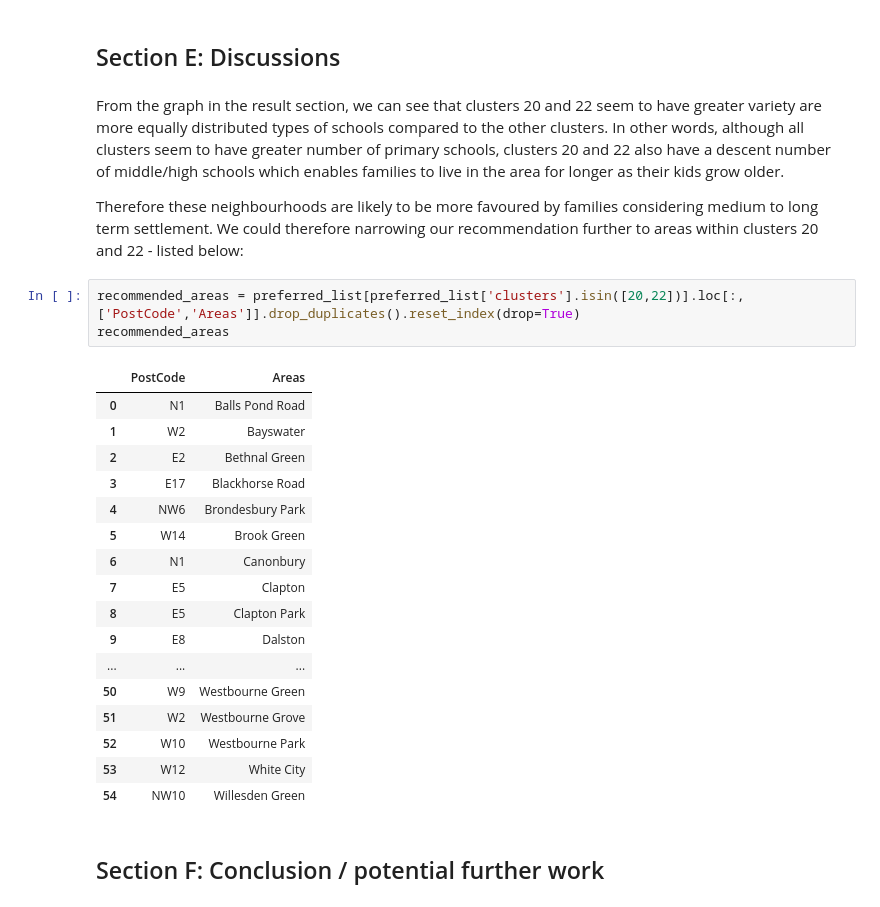
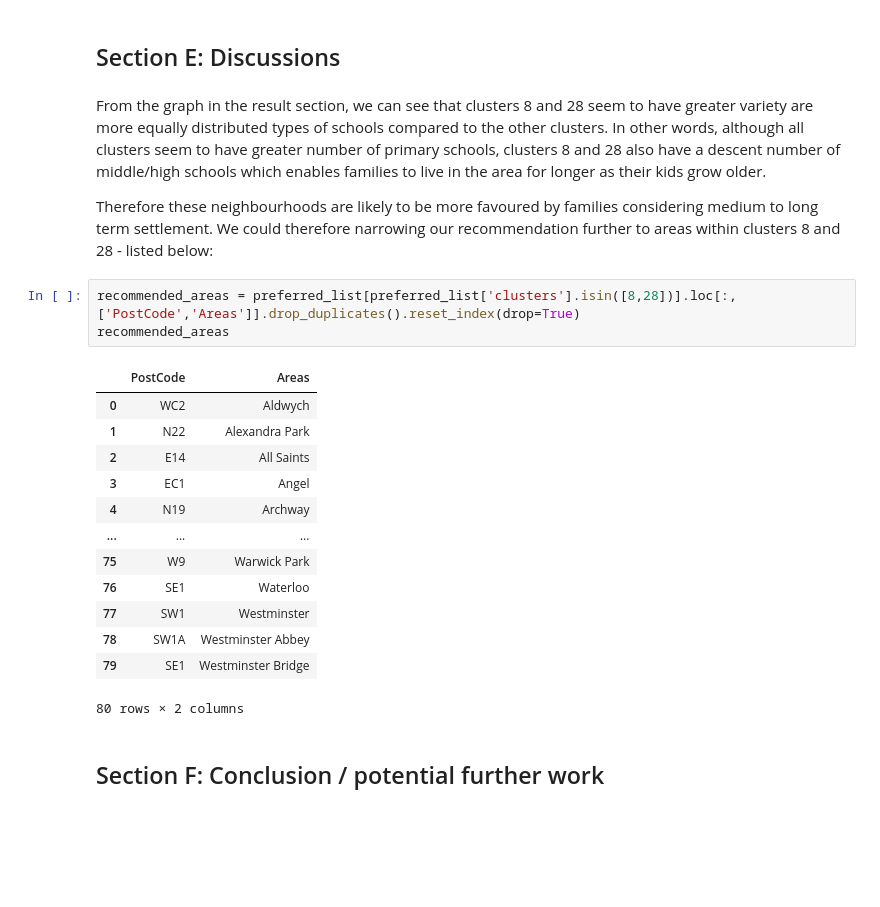
Before and after one commit to steph-ga/IBM-DS-Capstone-Project, a Jupyter notebook: explore_london_analysis.ipynb, the cells around one changed output. Saved outputs shown, nothing was run; the diff lists cells and outputs as text; blank space fills up the shorter version.

```diff
--- a/explore_london_analysis.ipynb
+++ b/explore_london_analysis.ipynb
@@ -539,30 +539,26 @@ plt.show()
 # %% [markdown]
 ## Section E: Discussions
 # %% [markdown]
-From the graph in the result section, we can see that clusters 20 and 22 seem to have greater variety are more equally distributed types of schools compared to the other clusters. In other words, although all clusters seem to have greater number of primary schools, clusters 20 and 22 also have a descent number of middle/high schools which enables families to live in the area for longer as their kids grow older.
+From the graph in the result section, we can see that clusters 8 and 28 seem to have greater variety are more equally distributed types of schools compared to the other clusters. In other words, although all clusters seem to have greater number of primary schools, clusters 8 and 28 also have a descent number of middle/high schools which enables families to live in the area for longer as their kids grow older.
 
-Therefore these neighbourhoods are likely to be more favoured by families considering medium to long term settlement. We could therefore narrowing our recommendation further to areas within clusters 20 and 22 - listed below:
+Therefore these neighbourhoods are likely to be more favoured by families considering medium to long term settlement. We could therefore narrowing our recommendation further to areas within clusters 8 and 28 - listed below:
 # %%
-recommended_areas = preferred_list[preferred_list['clusters'].isin([20,22])].loc[:,['PostCode','Areas']].drop_duplicates().reset_index(drop=True)
+recommended_areas = preferred_list[preferred_list['clusters'].isin([8,28])].loc[:,['PostCode','Areas']].drop_duplicates().reset_index(drop=True)
 recommended_areas
 # %% [output]
 |  | PostCode | Areas |
-| 0 | N1 | Balls Pond Road |
-| 1 | W2 | Bayswater |
-| 2 | E2 | Bethnal Green |
-| 3 | E17 | Blackhorse Road |
-| 4 | NW6 | Brondesbury Park |
-| 5 | W14 | Brook Green |
-| 6 | N1 | Canonbury |
-| 7 | E5 | Clapton |
-| 8 | E5 | Clapton Park |
-| 9 | E8 | Dalston |
+| 0 | WC2 | Aldwych |
+| 1 | N22 | Alexandra Park |
+| 2 | E14 | All Saints |
+| 3 | EC1 | Angel |
+| 4 | N19 | Archway |
 | ... | ... | ... |
-| 50 | W9 | Westbourne Green |
-| 51 | W2 | Westbourne Grove |
-| 52 | W10 | Westbourne Park |
-| 53 | W12 | White City |
-| 54 | NW10 | Willesden Green |
+| 75 | W9 | Warwick Park |
+| 76 | SE1 | Waterloo |
+| 77 | SW1 | Westminster |
+| 78 | SW1A | Westminster Abbey |
+| 79 | SE1 | Westminster Bridge |
+80 rows × 2 columns
 # %% [markdown]
 ## Section F: Conclusion / potential further work
 # %% [markdown]
```
Also changed, not shown: 3 other files.
